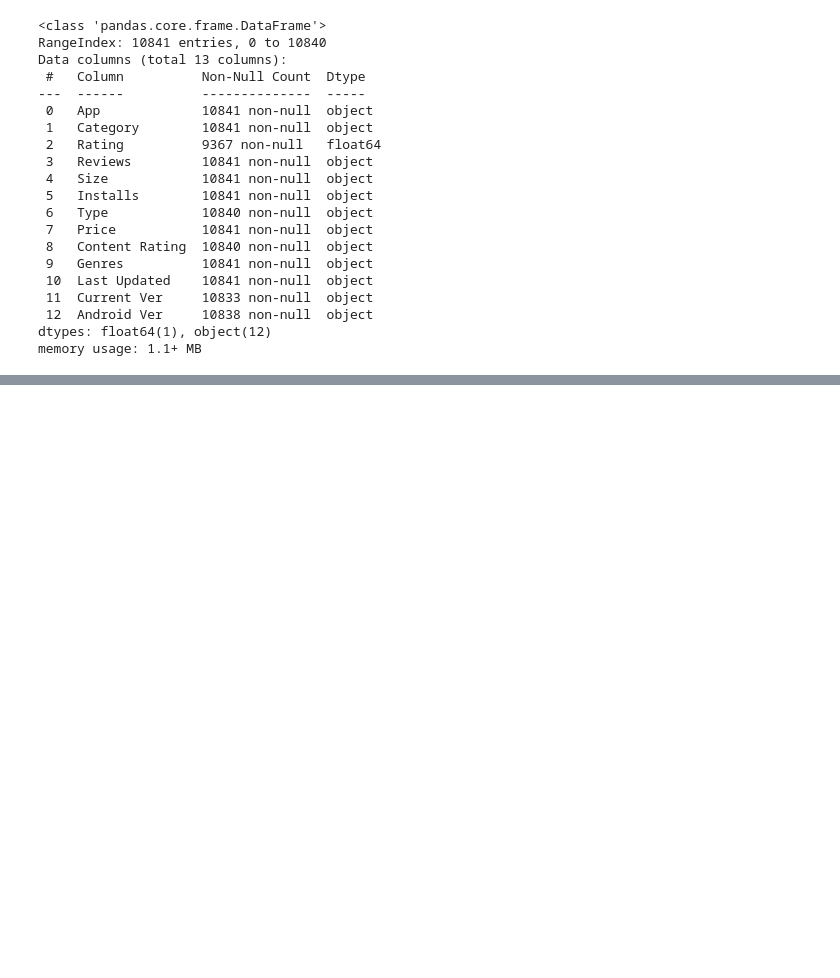
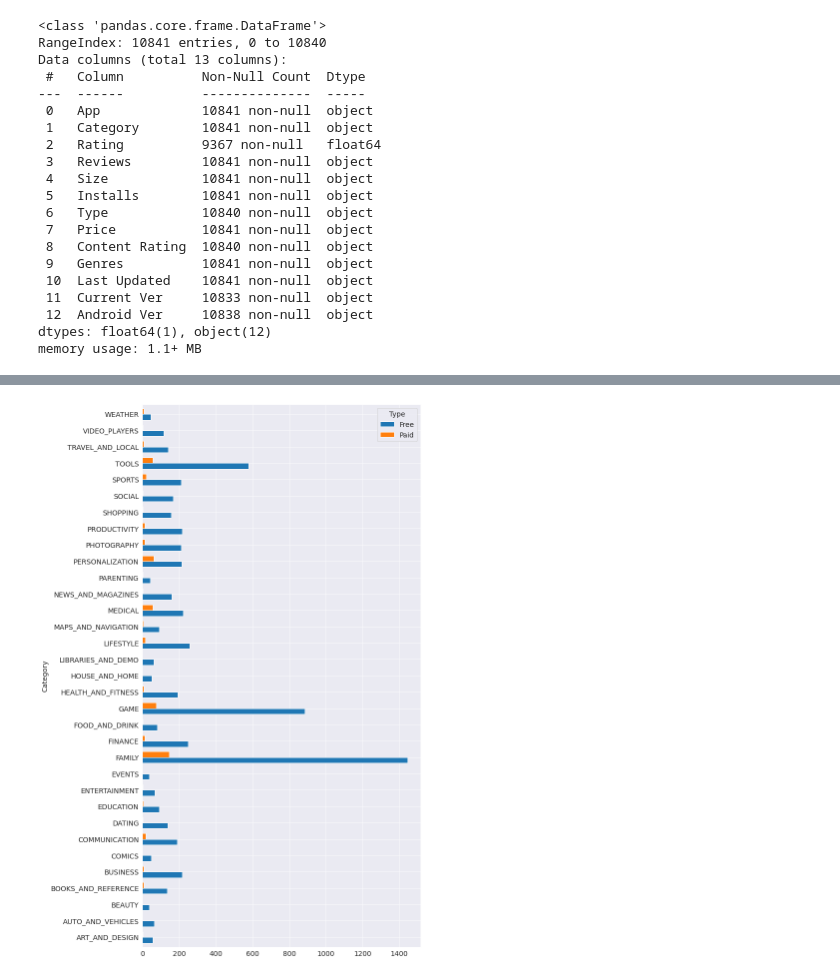
Before and after one commit to Chandr25/Almapersonal, a Jupyter notebook: Chandrashekhar_Awate_Play_Store_App_Review_Analysis_Capstone_Project.ipynb, the cells around one changed output, grey strips where cells are left out. Saved outputs shown, nothing was run; the diff lists cells and outputs as text; code cells hidden in the pictures; blank space fills up the shorter version.

```diff
--- a/Chandrashekhar_Awate_Play_Store_App_Review_Analysis_Capstone_Project.ipynb
+++ b/Chandrashekhar_Awate_Play_Store_App_Review_Analysis_Capstone_Project.ipynb
@@ -123,0 +284,5 @@ array(['ART AND DESIGN', 'AUTO AND VEHICLES', 'BEAUTY',
+# %%
+Type_category = df.groupby('Category')['Type'].value_counts().unstack().plot.barh(figsize=(10,20), width=0.7)
+plt.show()
+# %% [output]
+[figure, added]
```
Also changed, not shown: parts of 48 cells of this notebook.
